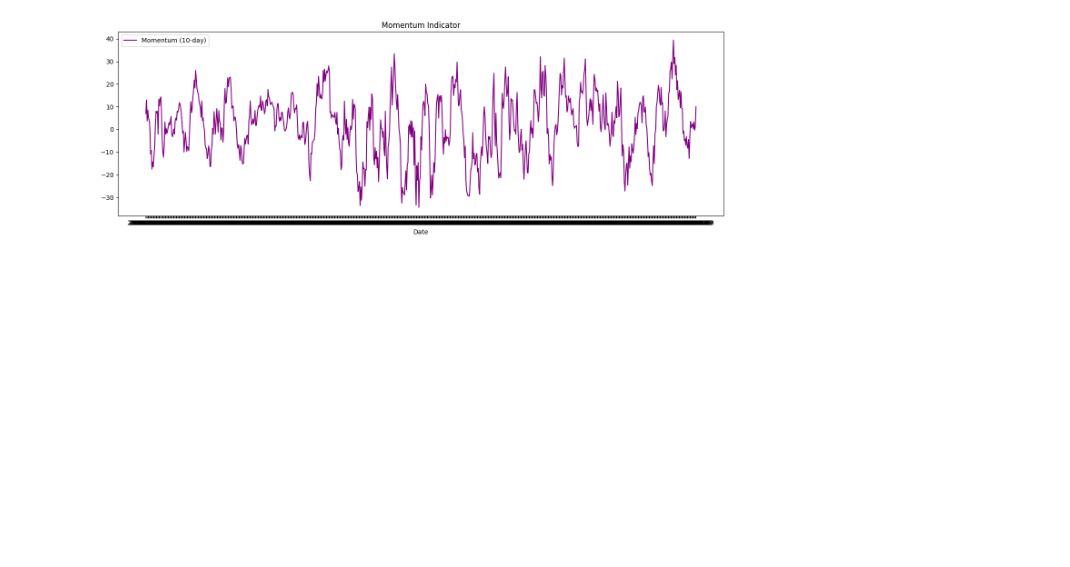
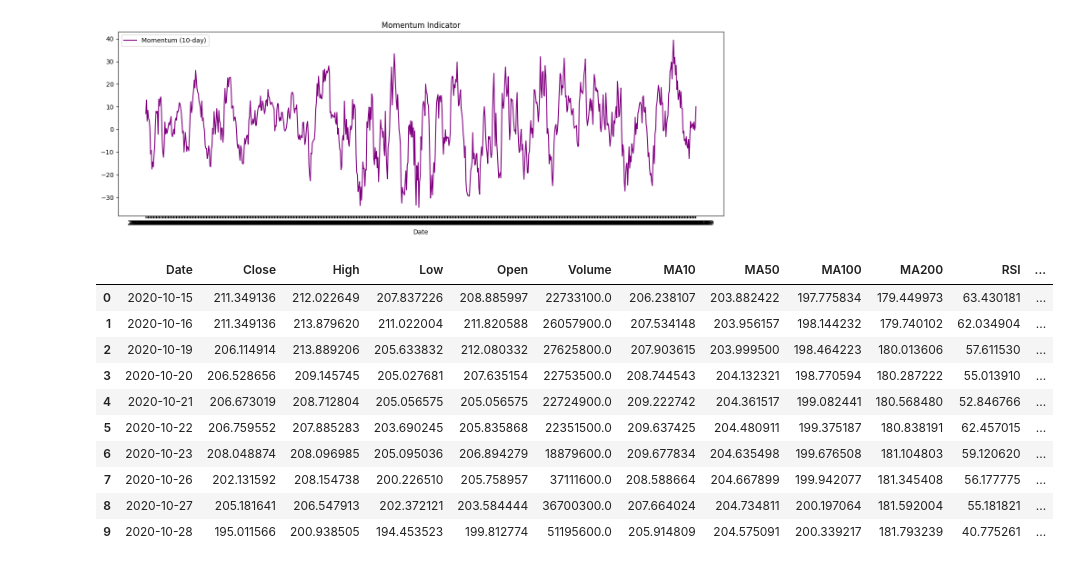
Before and after one commit to uma1r111/AI-Driven-Portfolio-Optimization-and-Budget-Planner, a Jupyter notebook: LSTM model/LSTM_stock_feature_engineering_macd_momentum.ipynb, the cells around one changed output. Drawn from its saved outputs; the diff is of its cells as text; code cells hidden in the pictures; blank space fills up the shorter version.

```diff
--- a/LSTM model/feature_engineering_macd_momentum.ipynb
+++ b/LSTM model/LSTM_stock_feature_engineering_macd_momentum.ipynb
@@ -145,3 +186,19 @@ Enhanced data saved to MSFT_stock_features.csv
 [figure]
 [figure]
 [figure]
+# %%
+df = pd.read_csv(f"{ticker}_stock_features.csv")
+# %%
+df.head(10)
+# %% [output]
+|  | Date | Close | High | Low | Open | Volume | MA10 | MA50 | MA100 | MA200 | RSI | ... |
+| 0 | 2020-10-15 | 211.349136 | 212.022649 | 207.837226 | 208.885997 | 22733100.0 | 206.238107 | 203.882422 | 197.775834 | 179.449973 | 63.430181 | ... |
+| 1 | 2020-10-16 | 211.349136 | 213.879620 | 211.022004 | 211.820588 | 26057900.0 | 207.534148 | 203.956157 | 198.144232 | 179.740102 | 62.034904 | ... |
+| 2 | 2020-10-19 | 206.114914 | 213.889206 | 205.633832 | 212.080332 | 27625800.0 | 207.903615 | 203.999500 | 198.464223 | 180.013606 | 57.611530 | ... |
+| 3 | 2020-10-20 | 206.528656 | 209.145745 | 205.027681 | 207.635154 | 22753500.0 | 208.744543 | 204.132321 | 198.770594 | 180.287222 | 55.013910 | ... |
+| 4 | 2020-10-21 | 206.673019 | 208.712804 | 205.056575 | 205.056575 | 22724900.0 | 209.222742 | 204.361517 | 199.082441 | 180.568480 | 52.846766 | ... |
+| 5 | 2020-10-22 | 206.759552 | 207.885283 | 203.690245 | 205.835868 | 22351500.0 | 209.637425 | 204.480911 | 199.375187 | 180.838191 | 62.457015 | ... |
+| 6 | 2020-10-23 | 208.048874 | 208.096985 | 205.095036 | 206.894279 | 18879600.0 | 209.677834 | 204.635498 | 199.676508 | 181.104803 | 59.120620 | ... |
+| 7 | 2020-10-26 | 202.131592 | 208.154738 | 200.226510 | 205.758957 | 37111600.0 | 208.588664 | 204.667899 | 199.942077 | 181.345408 | 56.177775 | ... |
+| 8 | 2020-10-27 | 205.181641 | 206.547913 | 202.372121 | 203.584444 | 36700300.0 | 207.664024 | 204.734811 | 200.197064 | 181.592004 | 55.181821 | ... |
+| 9 | 2020-10-28 | 195.011566 | 200.938505 | 194.453523 | 199.812774 | 51195600.0 | 205.914809 | 204.575091 | 200.339217 | 181.793239 | 40.775261 | ... |
```
Also changed, not shown: parts of 4 cells of this notebook.
